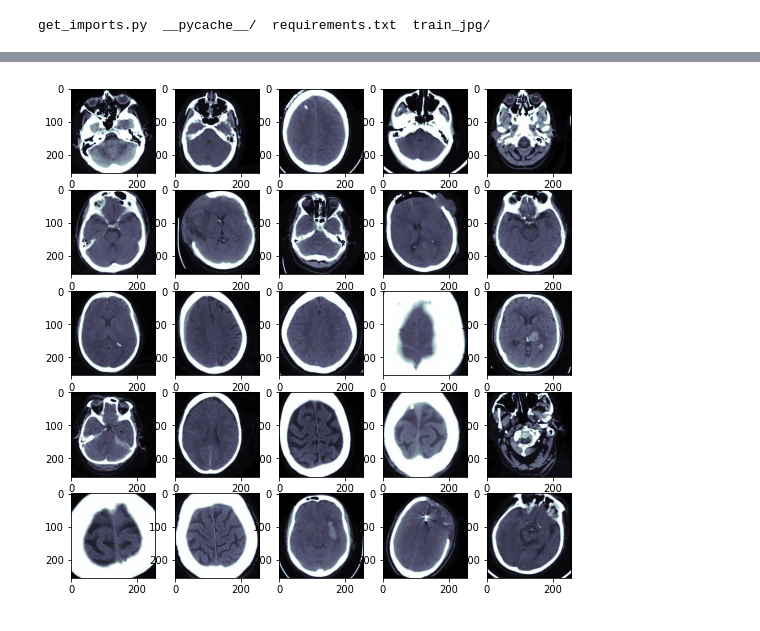
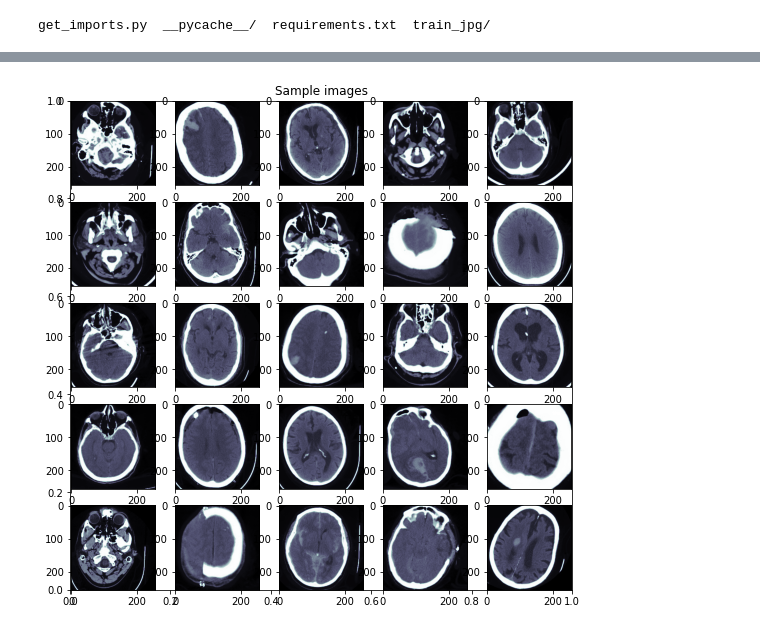
Before and after one commit to dipam7/RSNA_Intracranial-hemorrhage, a Jupyter notebook: nbs/02_data_exlporation.ipynb, the cells around one changed output, grey strips where cells are left out. Cells and saved outputs as stored; diff of their text form; code cells hidden in the pictures.

```diff
--- a/nbs/02_data_exlporation.ipynb
+++ b/nbs/02_data_exlporation.ipynb
@@ -37,11 +37,12 @@ from get_imports import *
 # %%
 trn_dir = 'train_jpg/'
 # %%
-def show_batch(x, nrows = 5, ncols = 5):
+def show_batch(x, nrows = 5, ncols = 5, title = None):
     """
-    Read a list of pydicom images, and display them
+    Read a list of images, and display them
     """
     fig=plt.figure(figsize=(9, 9))
+    if title: plt.title(title)
     for i in range(1, ncols*nrows +1):
         ds = x[i]
         fig.add_subplot(nrows, ncols, i)
@@ -55,10 +56,11 @@ len(trn_files)
 # %%
 def open_image(f): return np.array(Image.open(f).convert('L'))
 # %%
-# def open_imgs(imgs): return [open_imgage(x) for x in imgs]
+def open_imgs(imgs): return np.array([open_image(x) for x in imgs])
 # %%
 %%time
-trn_imgs = np.array([open_image(x) for x in trn_files[:200]])
+trn_imgs = open_imgs(trn_files[:200])
+# trn_imgs = np.array([open_image(x) for x in trn_files[:200]])
 np.random.shuffle(trn_imgs)
 # assert len(trn_files) == len(trn_imgs), "Couldn't open all imgs"
 # %% [output]
@@ -67,4 +69,4 @@ Wall time: 619 ms
 # %%
-show_batch(trn_imgs)
+show_batch(trn_imgs, 5,5,"Sample images")
 # %% [output]
-[figure, old version]
+[figure, new version]
```
Also changed, not shown: parts of 17 cells of this notebook.
